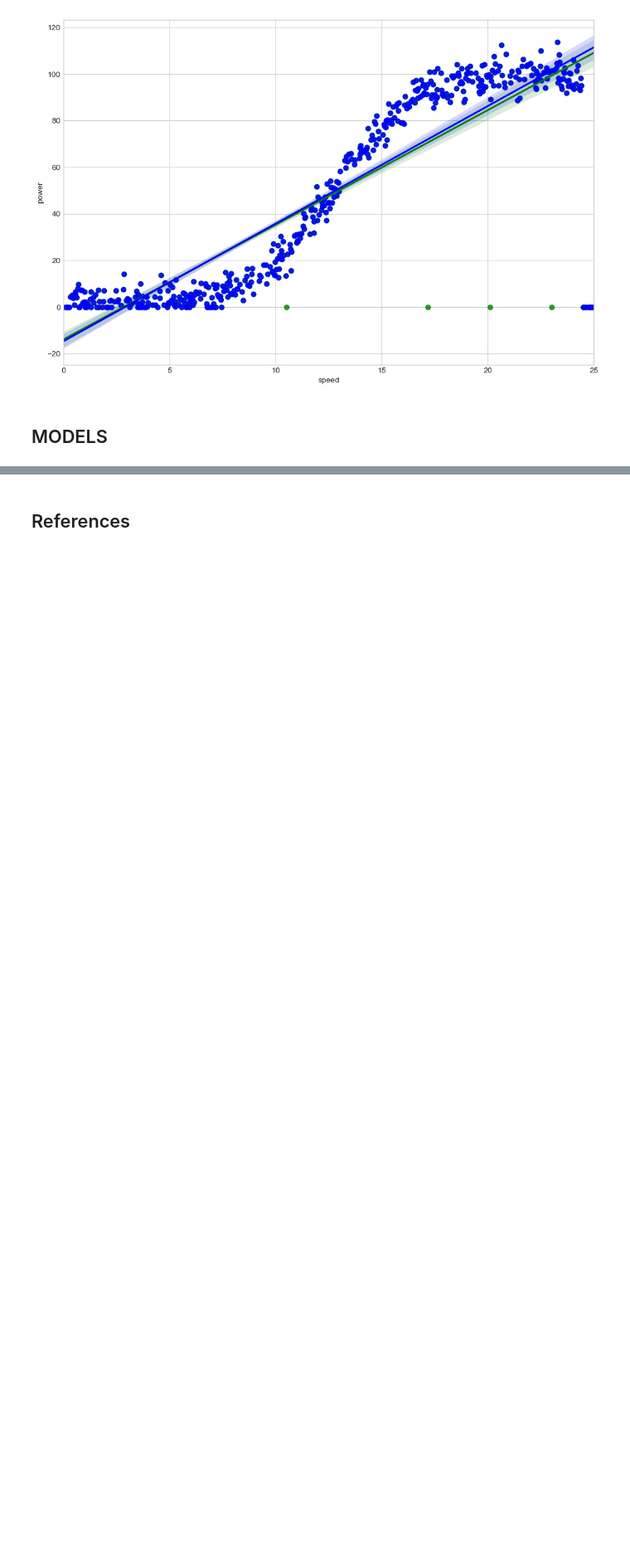
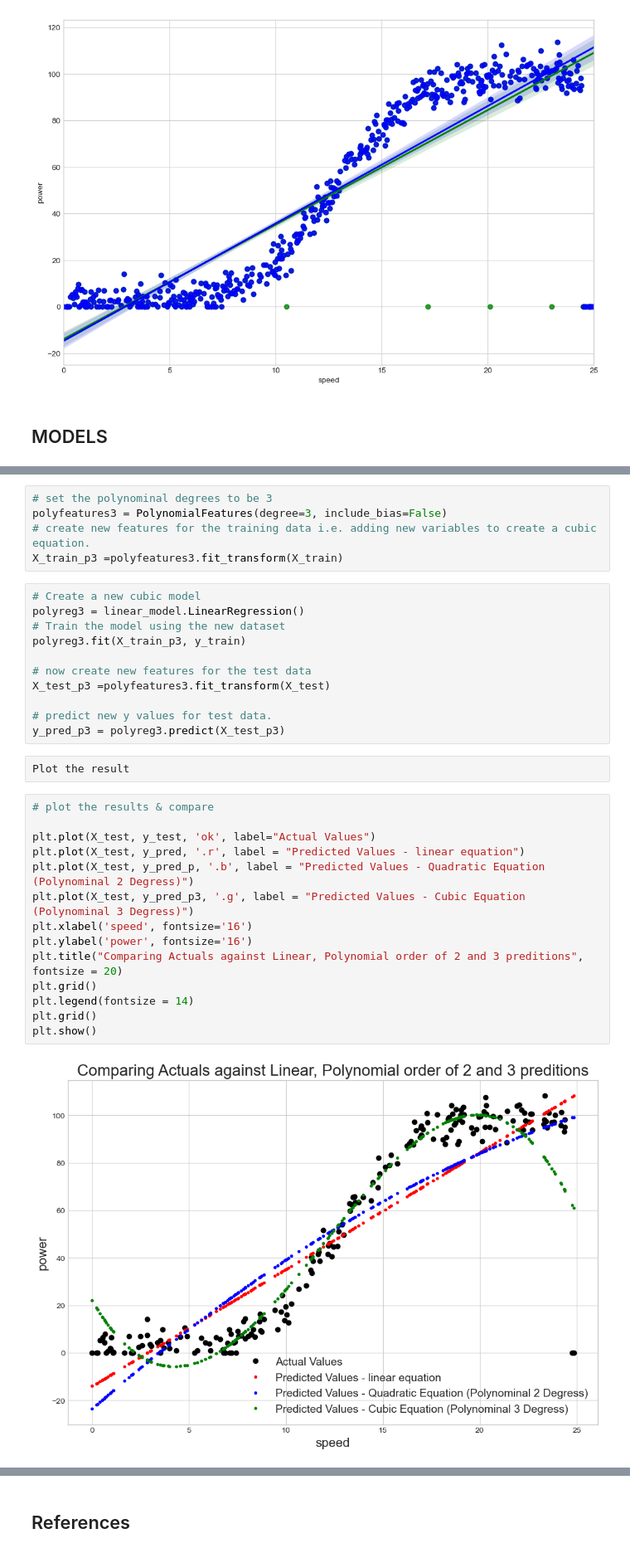
Before and after one commit to fionaoriordan/MLS_Project, a Jupyter notebook: projectmodels.ipynb, the cells around one changed output, grey strips where cells are left out. Shown at 83% size. Drawn from its saved outputs; the diff is of its cells as text; blank space fills up the shorter version.

```diff
--- a/projectmodels.ipynb
+++ b/projectmodels.ipynb
@@ -247,0 +384,34 @@ sns.regplot(x=dfclean['speed'], y=dfclean['power'],color = "b", data=dfclean)
+# %%
+# set the polynominal degrees to be 3
+polyfeatures3 = PolynomialFeatures(degree=3, include_bias=False)
+# create new features for the training data i.e. adding new variables to create a cubic equation.
+X_train_p3 =polyfeatures3.fit_transform(X_train)
+# %%
+# Create a new cubic model
+polyreg3 = linear_model.LinearRegression()
+# Train the model using the new dataset
+polyreg3.fit(X_train_p3, y_train)
+
+# now create new features for the test data
+X_test_p3 =polyfeatures3.fit_transform(X_test)
+
+# predict new y values for test data.
+y_pred_p3 = polyreg3.predict(X_test_p3)
+# %%
+Plot the result
+# %%
+# plot the results & compare
+
+plt.plot(X_test, y_test, 'ok', label="Actual Values")
+plt.plot(X_test, y_pred, '.r', label = "Predicted Values - linear equation")
+plt.plot(X_test, y_pred_p, '.b', label = "Predicted Values - Quadratic Equation (Polynominal 2 Degress)")
+plt.plot(X_test, y_pred_p3, '.g', label = "Predicted Values - Cubic Equation (Polynominal 3 Degress)")
+plt.xlabel('speed', fontsize='16')
+plt.ylabel('power', fontsize='16')
+plt.title("Comparing Actuals against Linear, Polynomial order of 2 and 3 preditions", fontsize = 20)
+plt.grid()
+plt.legend(fontsize = 14)
+plt.grid()
+plt.show()
+# %% [output]
+[figure, added]
```
Also changed, not shown: parts of 65 cells of this notebook.
